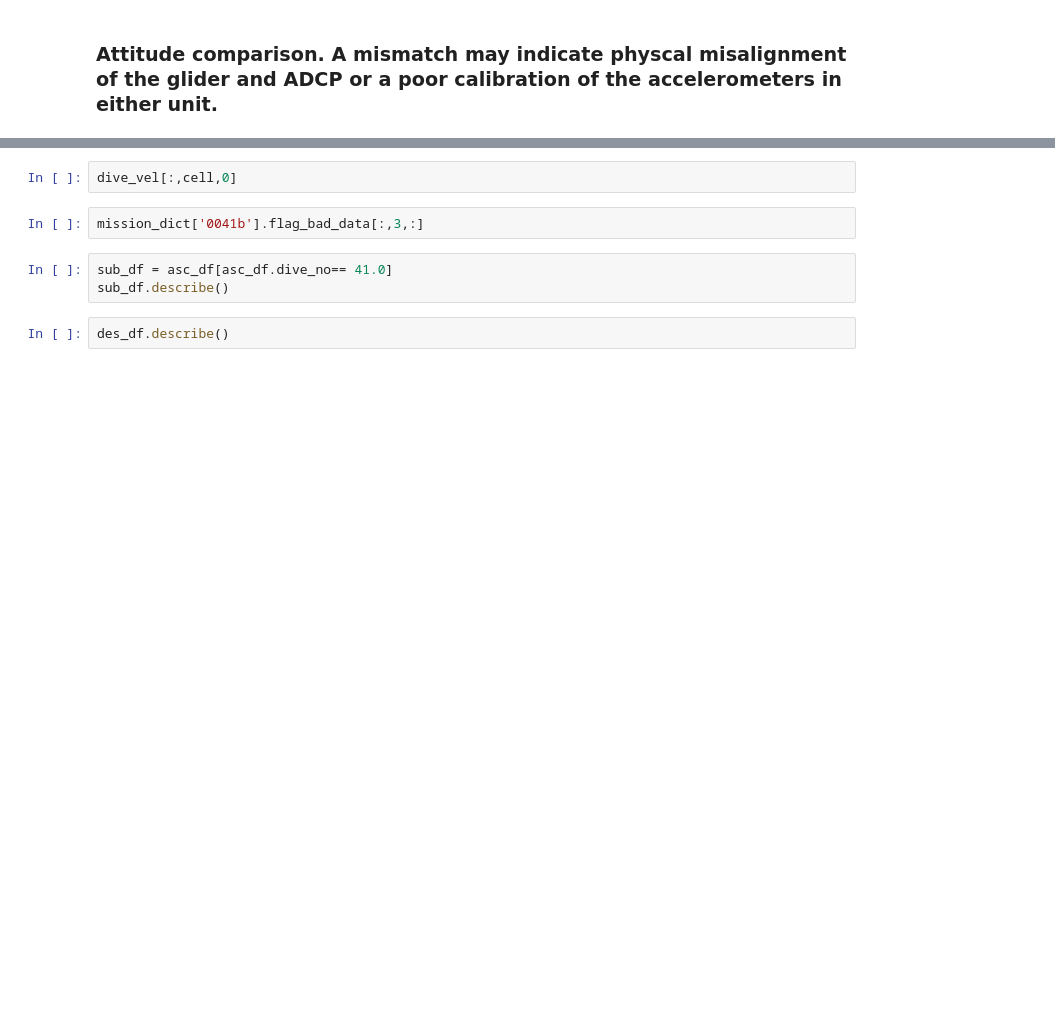
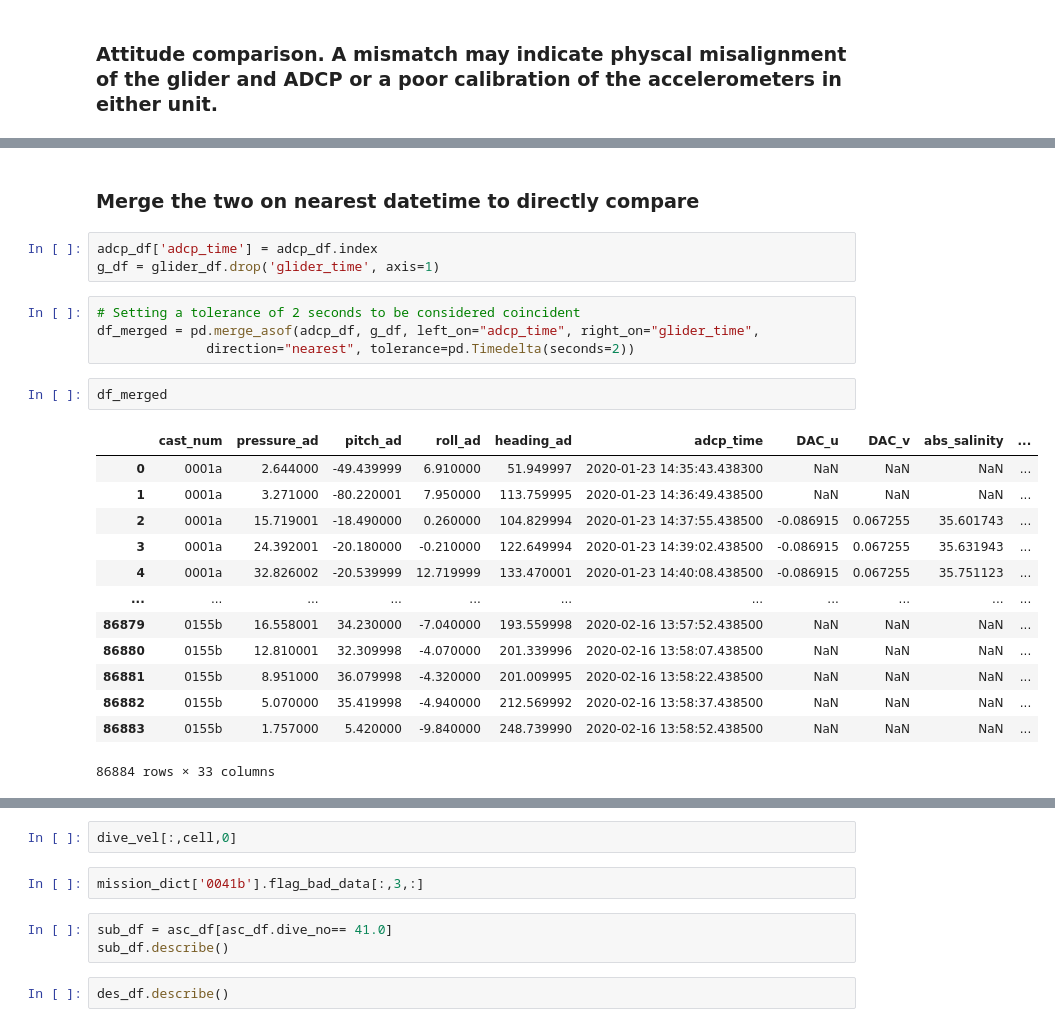
Before and after one commit to callumrollo/adcp-glider, a Jupyter notebook: notebooks/explore_data.ipynb, the cells around one changed output, grey strips where cells are left out. Cells and saved outputs as stored; diff of their text form; blank space fills up the shorter version.

```diff
--- a/notebooks/explore_data.ipynb
+++ b/notebooks/explore_data.ipynb
@@ -173,0 +198,25 @@ savefig('attitude_glider_vs_adcp')
+# %% [markdown]
+### Merge the two on nearest datetime to directly compare
+# %%
+adcp_df['adcp_time'] = adcp_df.index
+g_df = glider_df.drop('glider_time', axis=1)
+# %%
+# Setting a tolerance of 2 seconds to be considered coincident
+df_merged = pd.merge_asof(adcp_df, g_df, left_on="adcp_time", right_on="glider_time",
+              direction="nearest", tolerance=pd.Timedelta(seconds=2))
+# %%
+df_merged
+# %% [output]
+|  | cast_num | pressure_ad | pitch_ad | roll_ad | heading_ad | adcp_time | DAC_u | DAC_v | abs_salinity | ... |
+| 0 | 0001a | 2.644000 | -49.439999 | 6.910000 | 51.949997 | 2020-01-23 14:35:43.438300 | NaN | NaN | NaN | ... |
+| 1 | 0001a | 3.271000 | -80.220001 | 7.950000 | 113.759995 | 2020-01-23 14:36:49.438500 | NaN | NaN | NaN | ... |
+| 2 | 0001a | 15.719001 | -18.490000 | 0.260000 | 104.829994 | 2020-01-23 14:37:55.438500 | -0.086915 | 0.067255 | 35.601743 | ... |
+| 3 | 0001a | 24.392001 | -20.180000 | -0.210000 | 122.649994 | 2020-01-23 14:39:02.438500 | -0.086915 | 0.067255 | 35.631943 | ... |
+| 4 | 0001a | 32.826002 | -20.539999 | 12.719999 | 133.470001 | 2020-01-23 14:40:08.438500 | -0.086915 | 0.067255 | 35.751123 | ... |
+| ... | ... | ... | ... | ... | ... | ... | ... | ... | ... | ... |
+| 86879 | 0155b | 16.558001 | 34.230000 | -7.040000 | 193.559998 | 2020-02-16 13:57:52.438500 | NaN | NaN | NaN | ... |
+| 86880 | 0155b | 12.810001 | 32.309998 | -4.070000 | 201.339996 | 2020-02-16 13:58:07.438500 | NaN | NaN | NaN | ... |
+| 86881 | 0155b | 8.951000 | 36.079998 | -4.320000 | 201.009995 | 2020-02-16 13:58:22.438500 | NaN | NaN | NaN | ... |
+| 86882 | 0155b | 5.070000 | 35.419998 | -4.940000 | 212.569992 | 2020-02-16 13:58:37.438500 | NaN | NaN | NaN | ... |
+| 86883 | 0155b | 1.757000 | 5.420000 | -9.840000 | 248.739990 | 2020-02-16 13:58:52.438500 | NaN | NaN | NaN | ... |
+86884 rows × 33 columns
```
Also changed, not shown: parts of 19 cells of this notebook, 5 other files.
